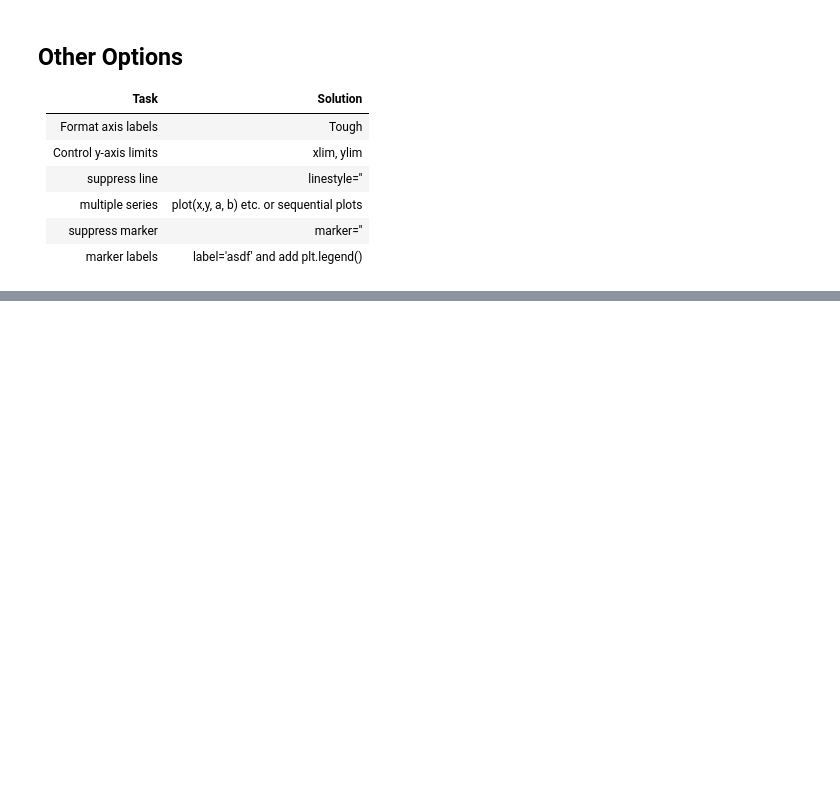
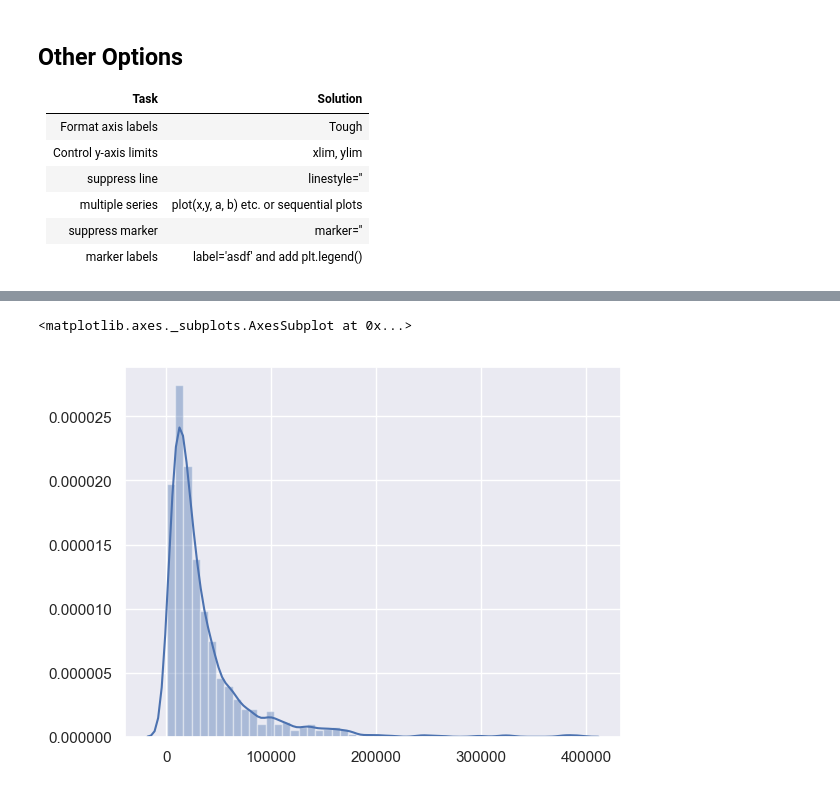
Before and after one commit to PirateGrunt/paw_rpm, a Jupyter notebook: notebooks/05_viz.ipynb, the cells around one changed output, grey strips where cells are left out. Saved outputs shown, nothing was run; the diff lists cells and outputs as text; code cells hidden in the pictures; blank space fills up the shorter version.

```diff
--- a/notebooks/05_viz.ipynb
+++ b/notebooks/05_viz.ipynb
@@ -271,0 +244,10 @@ sns.residplot(
+# %%
+from math import exp
+
+exp_vec = np.vectorize(exp)
+log_norms = exp_vec(norms)
+# %%
+sns.distplot(log_norms)
+# %% [output]
+<matplotlib.axes._subplots.AxesSubplot at 0x...>
+[figure, added]
```
Also changed, not shown: parts of 15 cells of this notebook.
